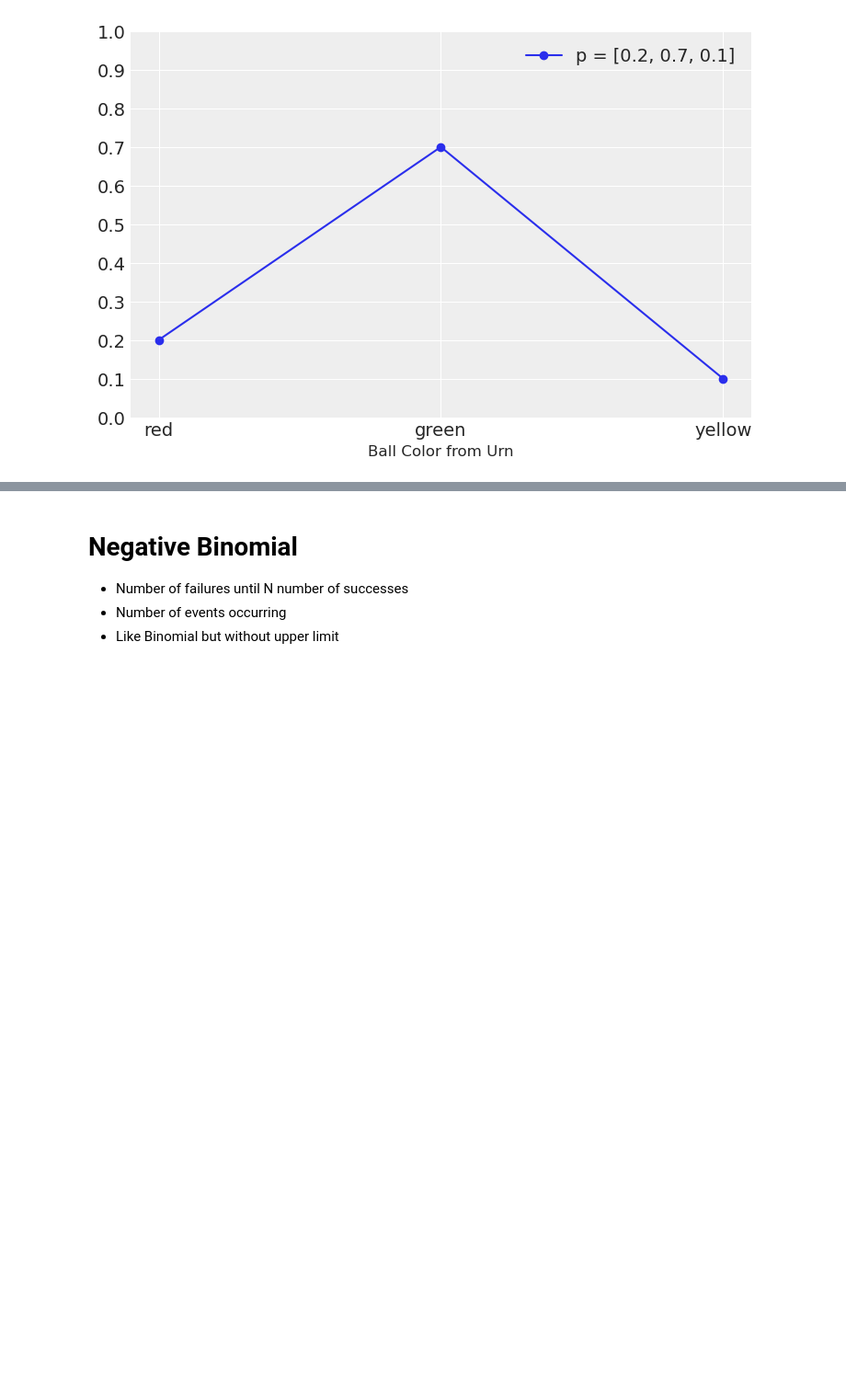
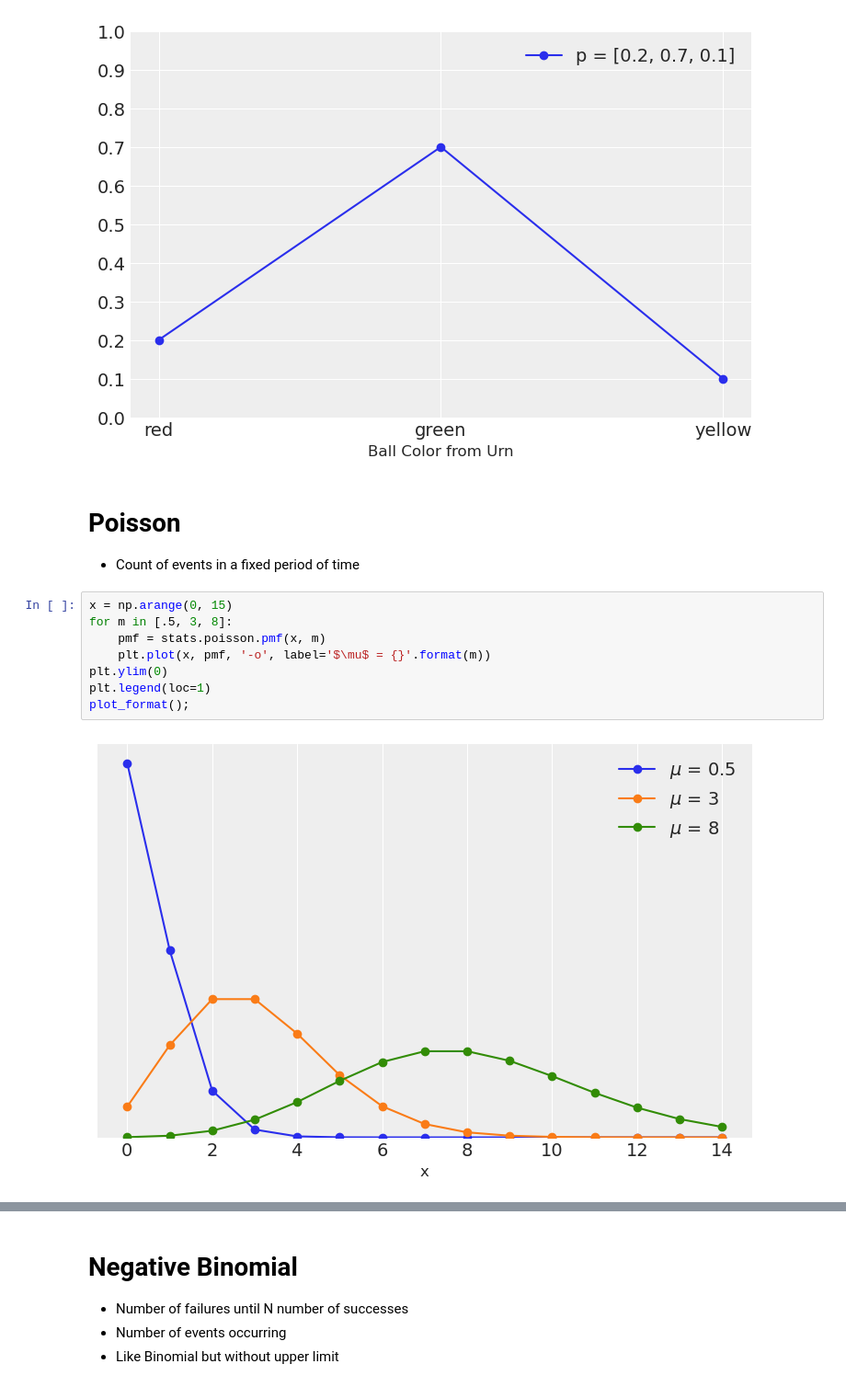
Before and after one commit to AlexAndorra/notebooks-experiments, a Jupyter notebook: Common Distributions-Distributions.ipynb, the cells around one changed output, grey strips where cells are left out. Shown at 92% size. Cells and saved outputs as stored; diff of their text form; blank space fills up the shorter version.

```diff
--- a/Common Distributions-Distributions.ipynb
+++ b/Common Distributions-Distributions.ipynb
@@ -104,3 +110,16 @@ plot_format("Ball Color from Urn")
 plt.yticks(np.arange(0, 1.1,.1));
 # %% [output]
 [figure]
+# %% [markdown]
+# Poisson
+* Count of events in a fixed period of time
+# %%
+x = np.arange(0, 15)
+for m in [.5, 3, 8]:
+    pmf = stats.poisson.pmf(x, m)
+    plt.plot(x, pmf, '-o', label='$\mu$ = {}'.format(m))
+plt.ylim(0)
+plt.legend(loc=1)
+plot_format();
+# %% [output]
+[figure, added]
```
Also changed, not shown: parts of 18 cells of this notebook.
